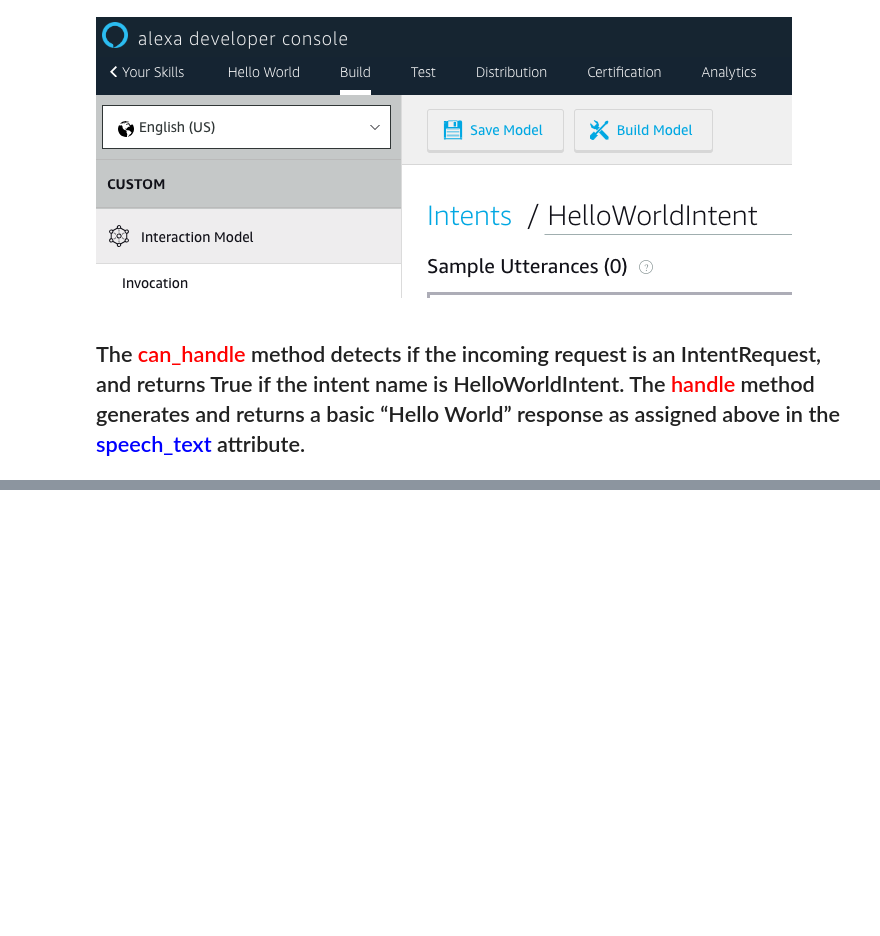
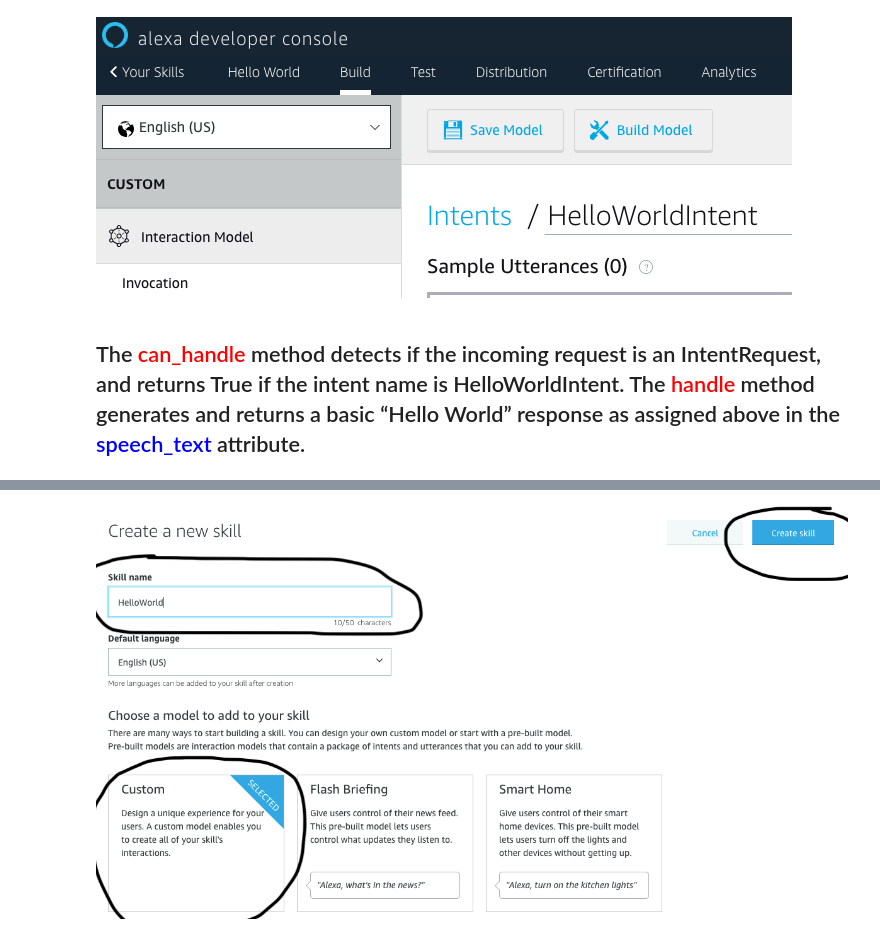
Before and after one commit to jcamier/alexa_hello_zen_python, a Jupyter notebook: alexa_python_talk.ipynb, the cells around one changed output, grey strips where cells are left out. Drawn from its saved outputs; the diff is of its cells as text; code cells hidden in the pictures; blank space fills up the shorter version.

```diff
--- a/alexa_python_talk.ipynb
+++ b/alexa_python_talk.ipynb
@@ -94,0 +106,4 @@ Image(filename='./hello_world_intent.png')
+# %%
+Image(filename='./alexa_step_2.png')
+# %% [output]
+[figure, added]
```
Also changed, not shown: parts of 5 cells of this notebook, 4 other files.
